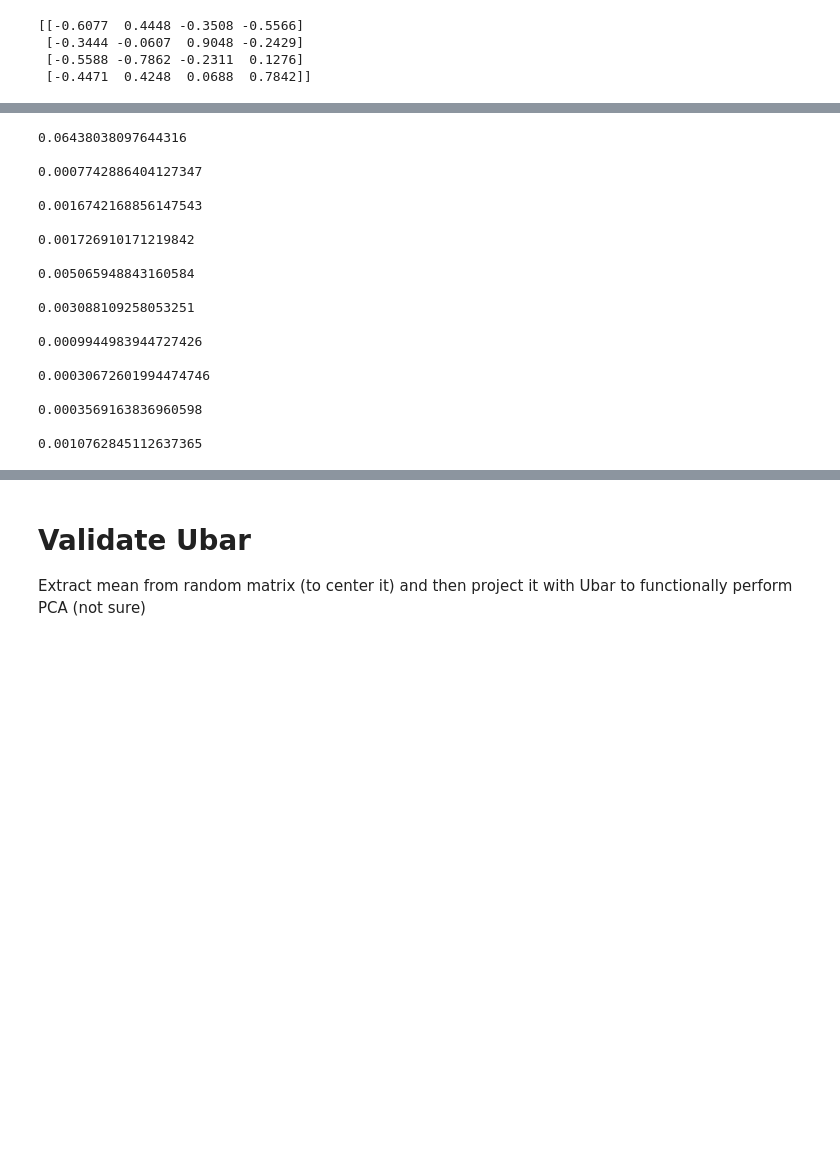
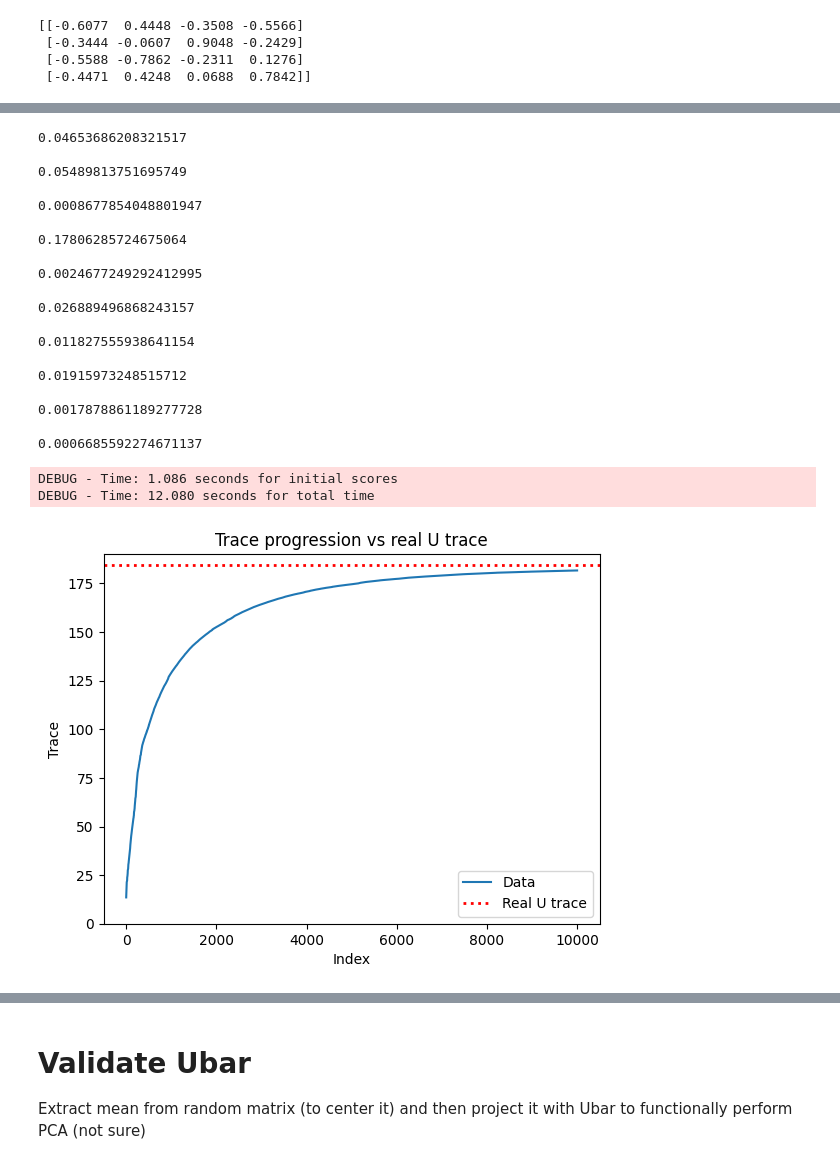
Before and after one commit to serafimalex/online-pca, a Jupyter notebook: main.ipynb, the cells around one changed output, grey strips where cells are left out. Cells and saved outputs as stored; diff of their text form; code cells hidden in the pictures; blank space fills up the shorter version.

```diff
--- a/main.ipynb
+++ b/main.ipynb
@@ -73,22 +60,43 @@ print(u[:p, :] @ random_matrix)
 # %%
-tests.run_tests()
+tests.run_tests(score_fn = 'cf')
 # %% [output]
-0.06438038097644316
+0.04653686208321517
 
-0.0007742886404127347
+0.05489813751695749
 
-0.0016742168856147543
+0.0008677854048801947
 
-0.001726910171219842
+0.17806285724675064
 
-0.005065948843160584
+0.0024677249292412995
 
-0.003088109258053251
+0.026889496868243157
 
-0.0009944983944727426
+0.011827555938641154
 
-0.00030672601994474746
+0.01915973248515712
 
-0.0003569163836960598
+0.0017878861189277728
 
-0.0010762845112637365
+0.0006685592274671137
+# %%
+random_matrix = np.random.rand(50, 250)
+p = 25
+approx_svd = ApproxSVD(10000, p, 'cf', True)
+traces, ubar, x_approx = approx_svd.fit(random_matrix)
+u, s, vt = np.linalg.svd(random_matrix)
+plt.plot(traces, label='Data')
+aux = u.transpose() @ random_matrix @ vt.transpose()
+true_energy = np.trace(aux[:p, :p])
+
+plt.axhline(y=true_energy, color='red', linestyle='dotted', linewidth=2, label='Real U trace')
+plt.ylim(bottom=min(0, traces.min()))
+plt.xlabel('Index')
+plt.ylabel('Trace')
+plt.title('Trace progression vs real U trace')
+plt.legend()
+plt.show()
+# %% [output]
+DEBUG - Time: 1.086 seconds for initial scores
+DEBUG - Time: 12.080 seconds for total time
+[figure, added]
```
Also changed, not shown: parts of 6 cells of this notebook, 3 other files.
